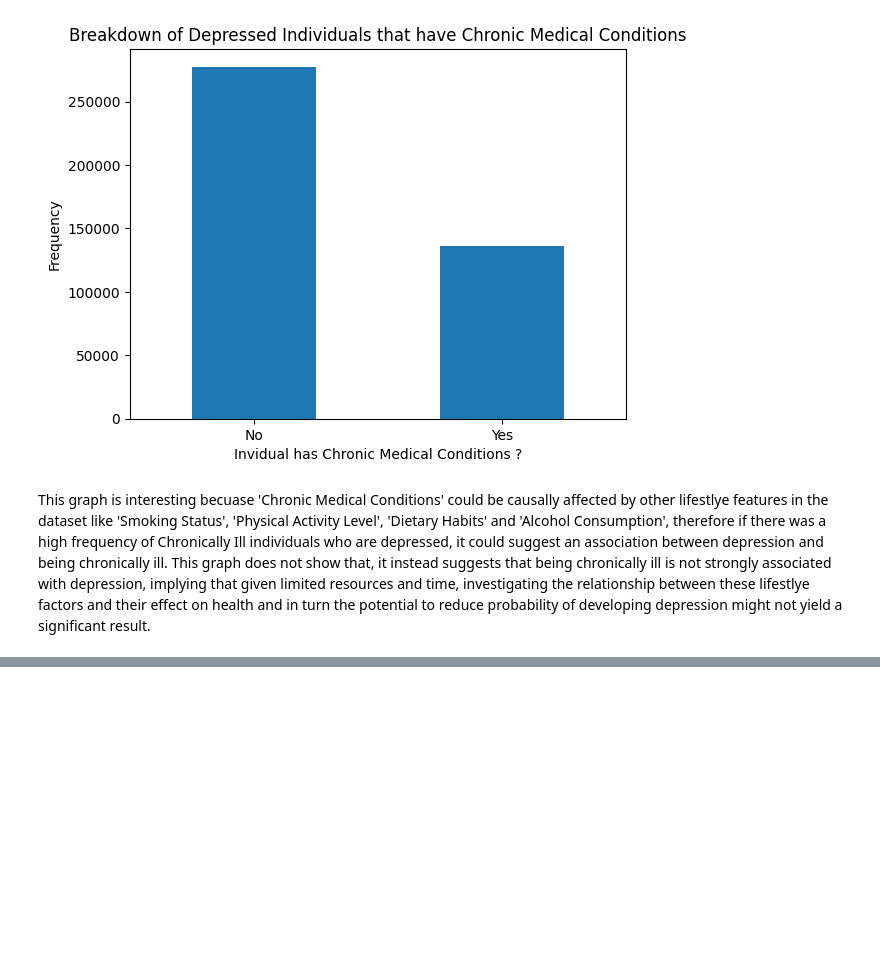
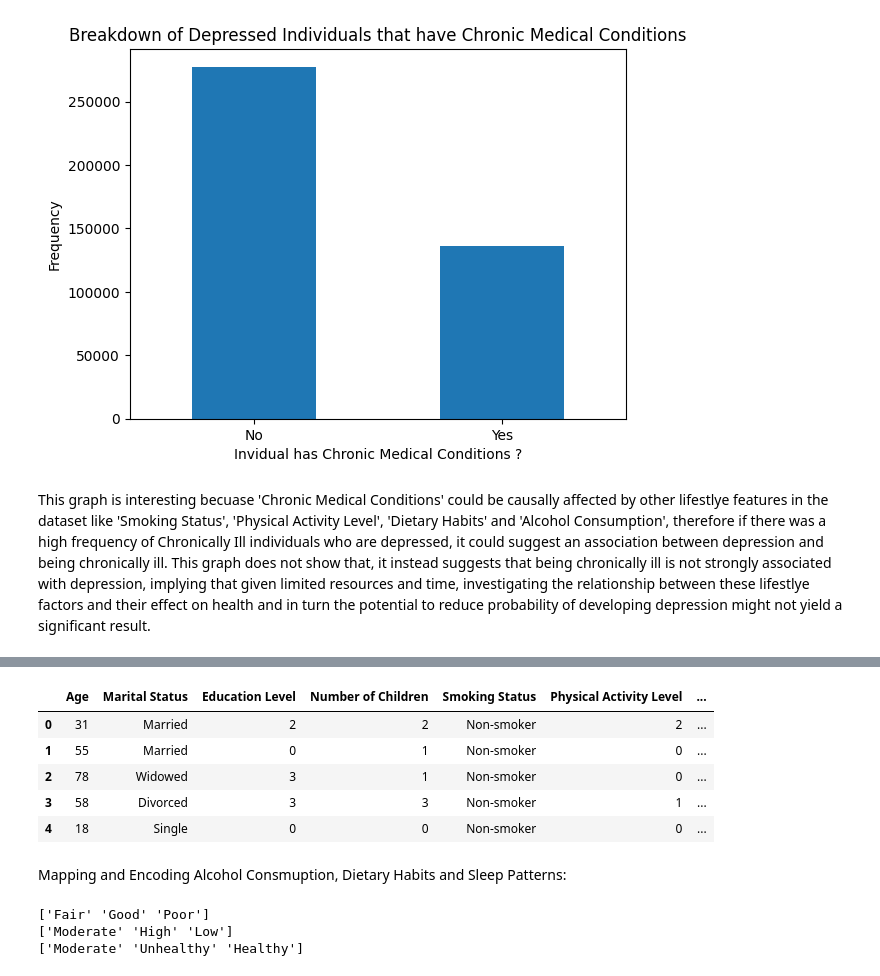
Before and after one commit to dinulawe/causal_factors_associated_with_depression, a Jupyter notebook: tariqNazeem_brendanSandhovel_nethanWeerasinghe.ipynb, the cells around one changed output, grey strips where cells are left out. Drawn from its saved outputs; the diff is of its cells as text; code cells hidden in the pictures; blank space fills up the shorter version.

```diff
--- a/tariqNazeem_brendanSandhovel_nethanWeerasinghe.ipynb
+++ b/tariqNazeem_brendanSandhovel_nethanWeerasinghe.ipynb
@@ -146,0 +185,30 @@ This graph is interesting becuase 'Chronic Medical Conditions' could be causally
+# %%
+actMap = {
+    'Sedentary': 0,
+    'Moderate': 1,
+    'Active': 2
+}
+
+data["Physical Activity Level"] = data["Physical Activity Level"].map(actMap)
+data.head()
+# %% [output]
+|  | Age | Marital Status | Education Level | Number of Children | Smoking Status | Physical Activity Level | ... |
+| 0 | 31 | Married | 2 | 2 | Non-smoker | 2 | ... |
+| 1 | 55 | Married | 0 | 1 | Non-smoker | 0 | ... |
+| 2 | 78 | Widowed | 3 | 1 | Non-smoker | 0 | ... |
+| 3 | 58 | Divorced | 3 | 3 | Non-smoker | 1 | ... |
+| 4 | 18 | Single | 0 | 0 | Non-smoker | 0 | ... |
+# %% [markdown]
+Mapping and Encoding Alcohol Consmuption, Dietary Habits and Sleep Patterns:
+# %%
+sleepLevels = data["Sleep Patterns"].unique()
+alcLevels = data["Alcohol Consumption"].unique()
+dietLevels = data["Dietary Habits"].unique()
+
+print(sleepLevels)
+print(alcLevels)
+print(dietLevels)
+# %% [output]
+['Fair' 'Good' 'Poor']
+['Moderate' 'High' 'Low']
+['Moderate' 'Unhealthy' 'Healthy']
```
Also changed, not shown: parts of 9 cells of this notebook.
